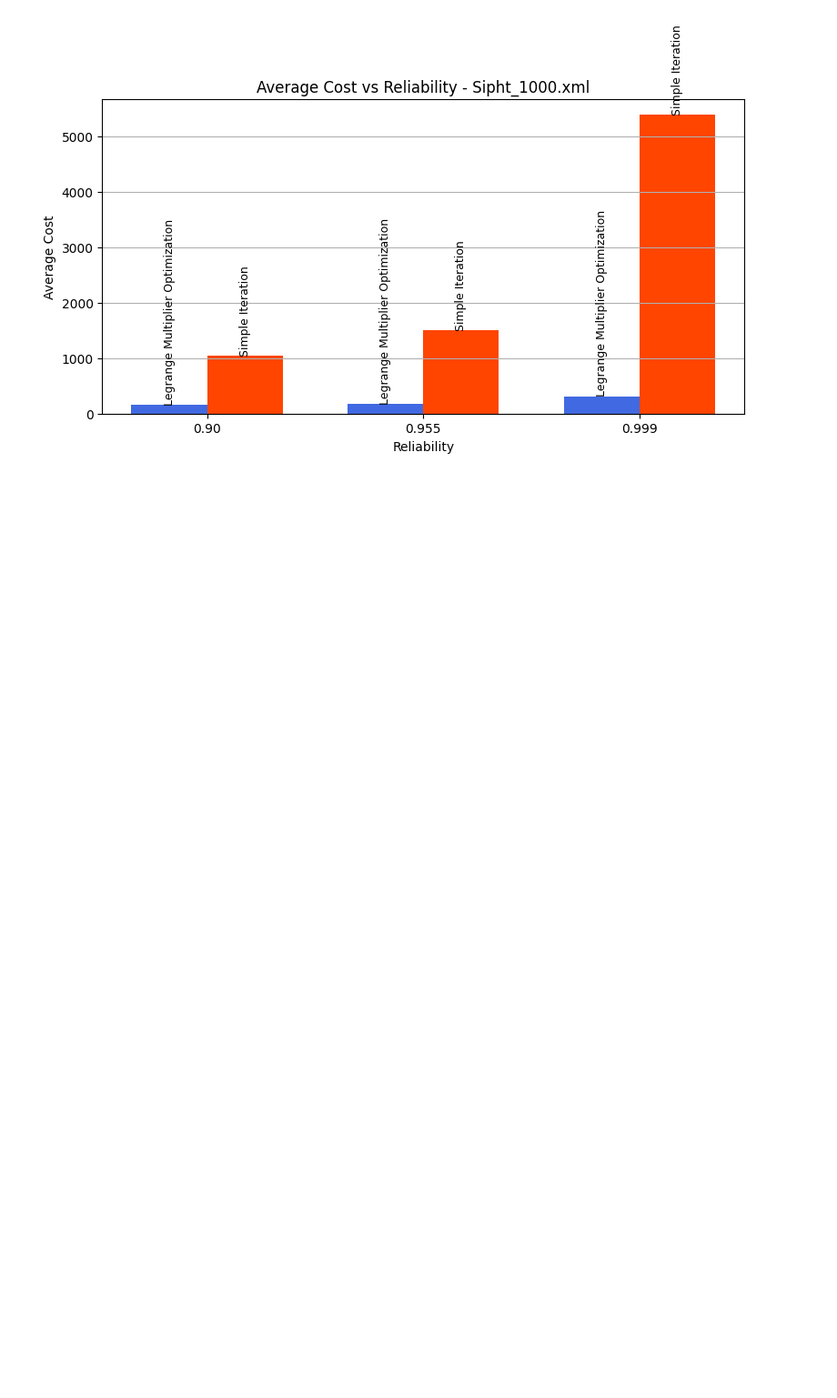
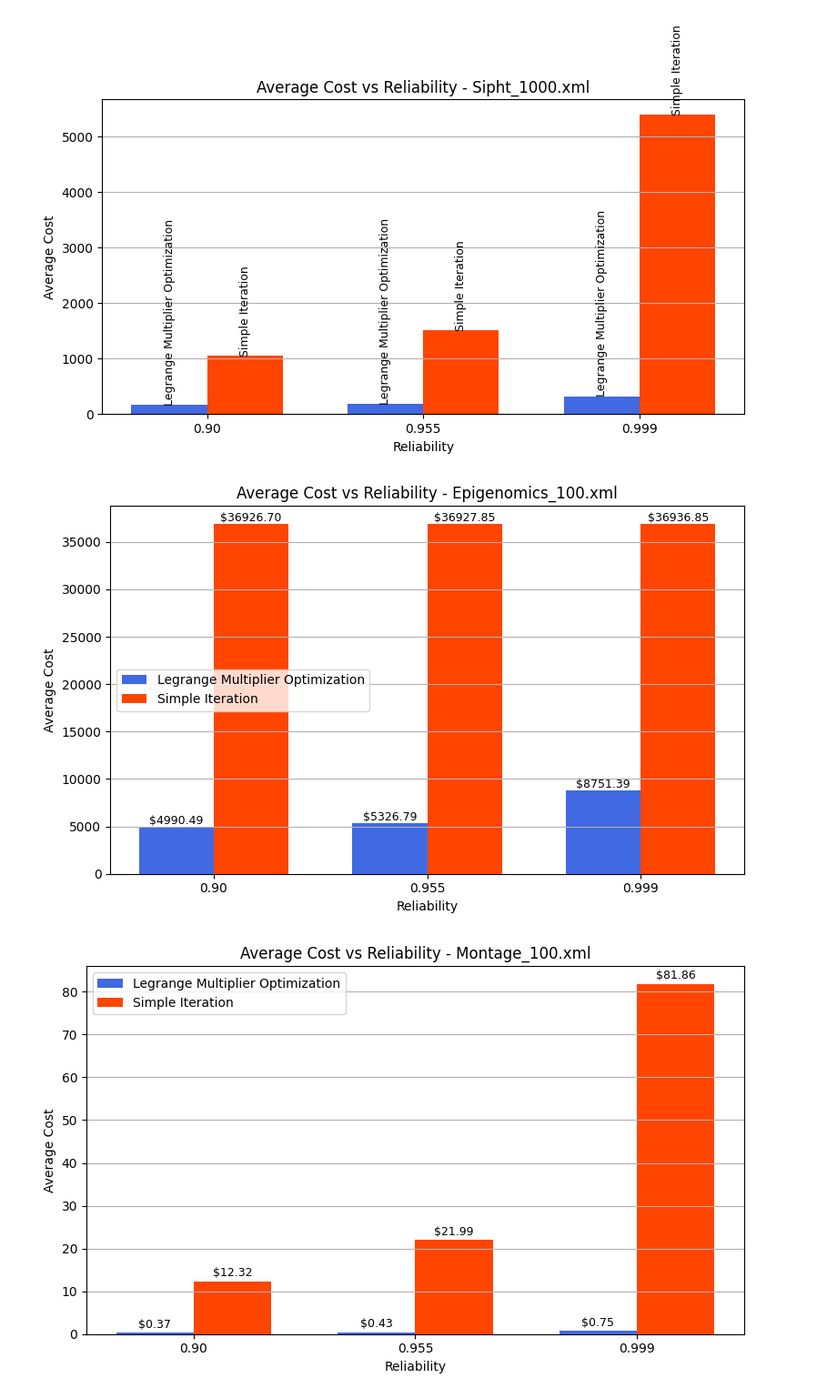
Before and after one commit to MauryaSamanta/workflow-scheduler, a Jupyter notebook: workflow/fresh.ipynb, the cells around one changed output. Shown: that part at 91% size. Drawn from its saved outputs; the diff is of its cells as text; code cells hidden in the pictures; blank space fills up the shorter version.

```diff
--- a/workflow/fresh.ipynb
+++ b/workflow/fresh.ipynb
@@ -114,3 +162,72 @@ for workflow in workflows:
 [figure]
 [figure]
 [figure]
+# %%
+reliabilities = [900, 955, 999]
+methods = ['Legrange', 'woLegrange']
+
+all_data = []
+
+for r in reliabilities:
+    for method in methods:
+        filename = f"{r}_100_{method}_v1.csv"
+        df = pd.read_csv(filename)
+        df['reliability'] = r
+        df['method'] = method
+        all_data.append(df)
+
+data = pd.concat(all_data, ignore_index=True)
+
+# Average cost per workflow, method, reliability
+avg_data = data.groupby(['Workflow', 'method', 'reliability'], as_index=False)['Cost'].mean()
+
+workflows = sorted(avg_data['Workflow'].unique())
+x_labels = [0.90, 0.955, 0.999]  # Reliability on x-axis
+
+for workflow in workflows:
+    fig, ax = plt.subplots(figsize=(8, 5))
+    wf_data = avg_data[avg_data['Workflow'] == workflow]
+
+    x = np.arange(len(reliabilities))  # positions: 0, 1, 2
+    bar_width = 0.35
+
+    # Get costs for both methods
+    legrage_costs = []
+    wo_costs = []
+    for r in reliabilities:
+        le = wf_data[(wf_data['method'] == 'Legrange') & (wf_data['reliability'] == r)]
+        wo = wf_data[(wf_data['method'] == 'woLegrange') & (wf_data['reliability'] == r)]
+        legrage_costs.append(le['Cost'].values[0] if not le.empty else 0)
+        wo_costs.append(wo['Cost'].values[0] if not wo.empty else 0)
+
+    # Plot bars
+    le_bars = ax.bar(x - bar_width/2, legrage_costs, bar_width, label='Legrange Multiplier Optimization', color='royalblue')
+    wo_bars = ax.bar(x + bar_width/2, wo_costs, bar_width, label='Simple Iteration', color='orangered')
+
+   # Annotate bars with cost values
+    for bar in le_bars:
+        height = bar.get_height()
+        ax.text(bar.get_x() + bar.get_width() / 2, height + 0.5, f"${height:.2f}",
+                ha='center', va='bottom', fontsize=9)
+
+    for bar in wo_bars:
+        height = bar.get_height()
+        ax.text(bar.get_x() + bar.get_width() / 2, height + 0.5, f"${height:.2f}",
+                ha='center', va='bottom', fontsize=9)
+
+
+    # Format plot
+    ax.set_title(f'Average Cost vs Reliability - {workflow}')
+    ax.set_xlabel('Reliability')
+    ax.set_ylabel('Average Cost')
+    ax.set_xticks(x)
+    ax.set_xticklabels(['0.90', '0.955', '0.999'])
+    max_cost = max(max(legrage_costs), max(wo_costs))
+    # ax.set_ylim(0, max_cost * 1.4)
+    ax.legend()
+    ax.grid(axis='y')
+    plt.tight_layout()
+    plt.show()
+# %% [output]
+[figure, added]
+[figure, added]
```
Also changed, not shown: parts of 8 cells of this notebook, 32 other files.
